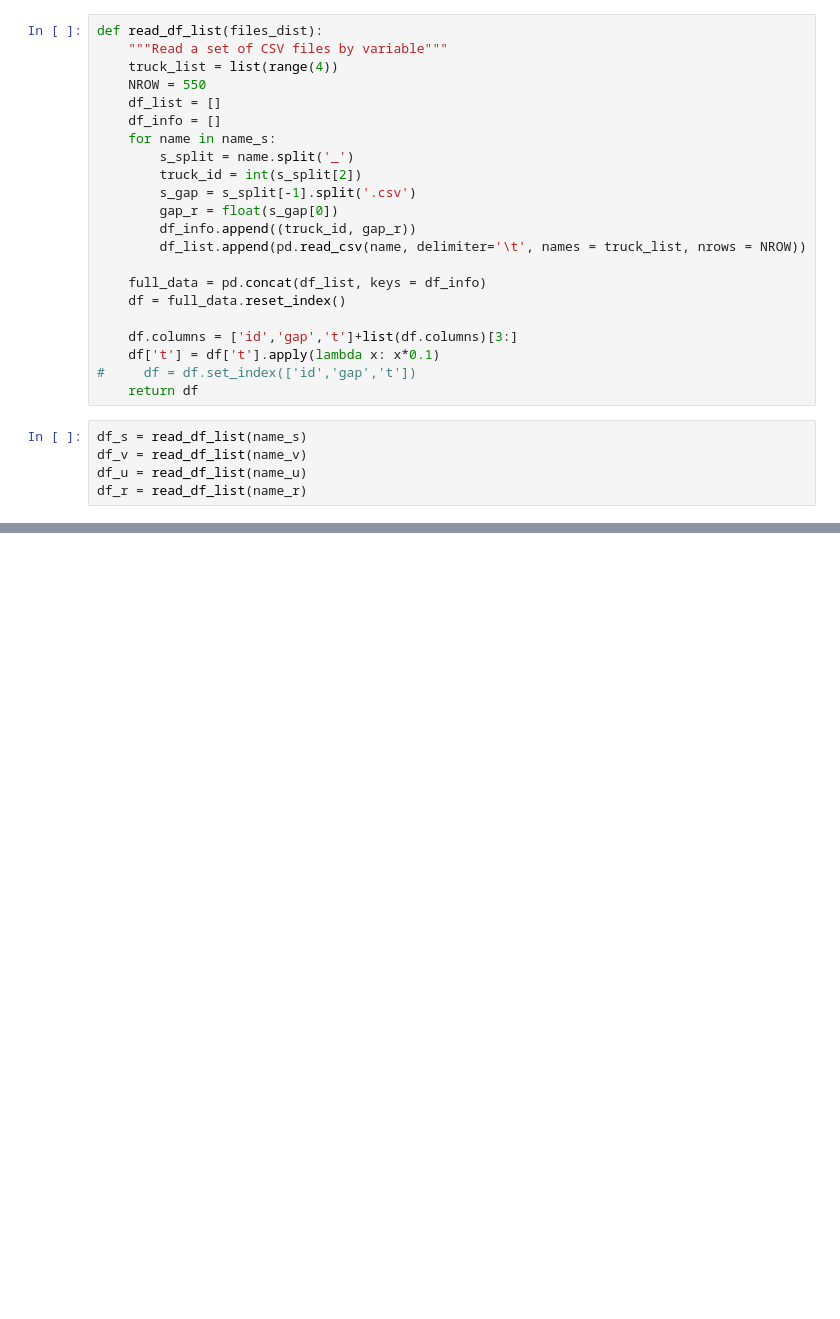
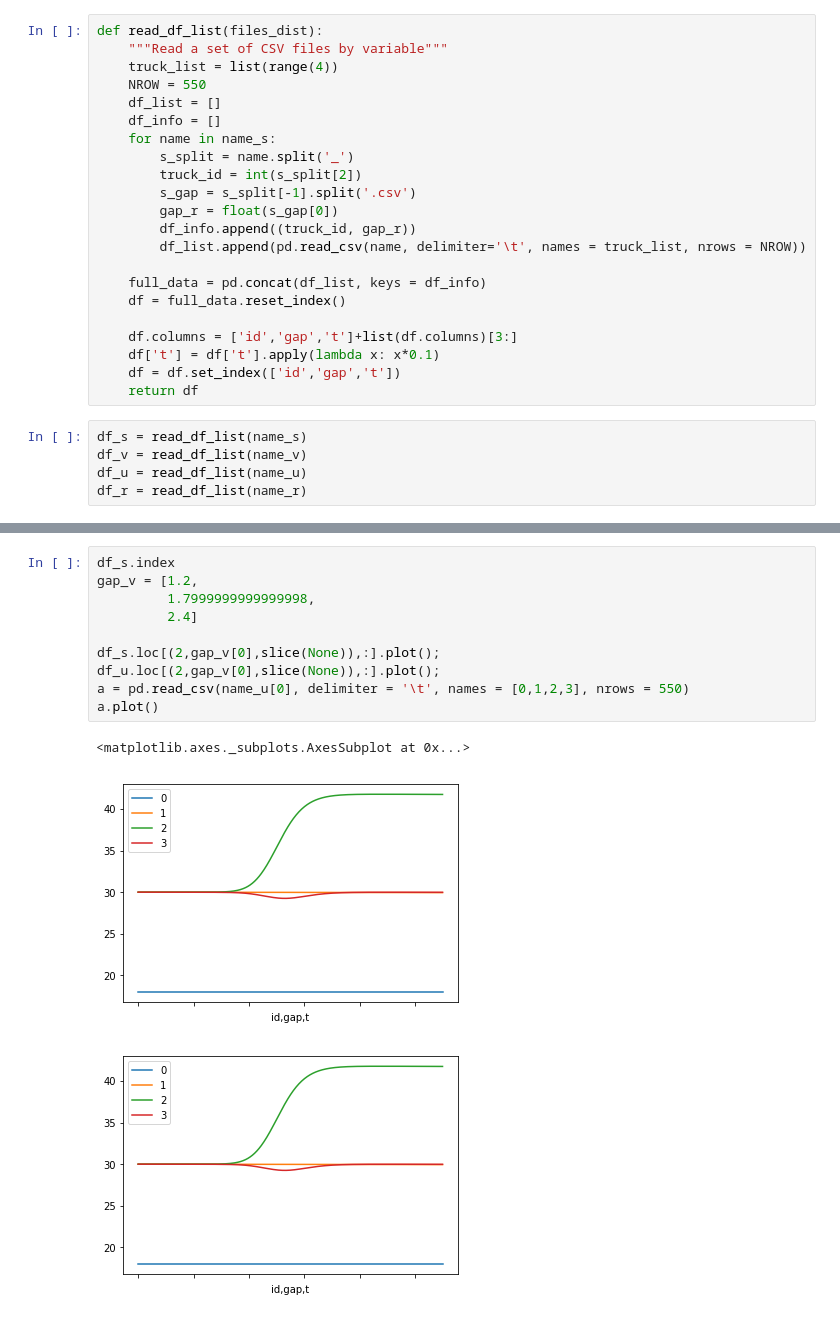
Before and after one commit to licit-lab/energy-impact-platoon, a Jupyter notebook: notebook/05-Evaluation.ipynb, the cells around one changed output, grey strips where cells are left out. Saved outputs shown, nothing was run; the diff lists cells and outputs as text; blank space fills up the shorter version.

Commit message:
Added plots

```diff
--- a/notebook/05-Evaluation.ipynb
+++ b/notebook/05-Evaluation.ipynb
@@ -29,7 +37,7 @@ def read_df_list(files_dist):
 
     df.columns = ['id','gap','t']+list(df.columns)[3:]
     df['t'] = df['t'].apply(lambda x: x*0.1)
-#     df = df.set_index(['id','gap','t'])
+    df = df.set_index(['id','gap','t'])
     return df
 # %%
 df_s = read_df_list(name_s)
@@ -59,0 +49,14 @@ df_s
+# %%
+df_s.index
+gap_v = [1.2,
+         1.7999999999999998,
+         2.4]
+
+df_s.loc[(2,gap_v[0],slice(None)),:].plot();
+df_u.loc[(2,gap_v[0],slice(None)),:].plot();
+a = pd.read_csv(name_u[0], delimiter = '\t', names = [0,1,2,3], nrows = 550)
+a.plot()
+# %% [output]
+<matplotlib.axes._subplots.AxesSubplot at 0x...>
+[figure, added]
+[figure, added]
```
Also changed, not shown: parts of 6 cells of this notebook.
